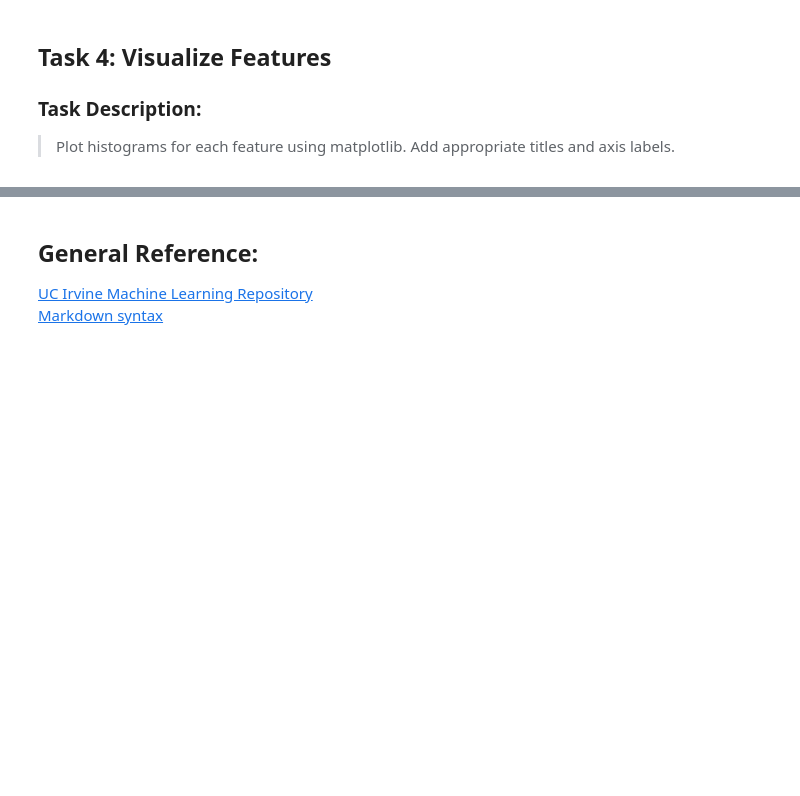
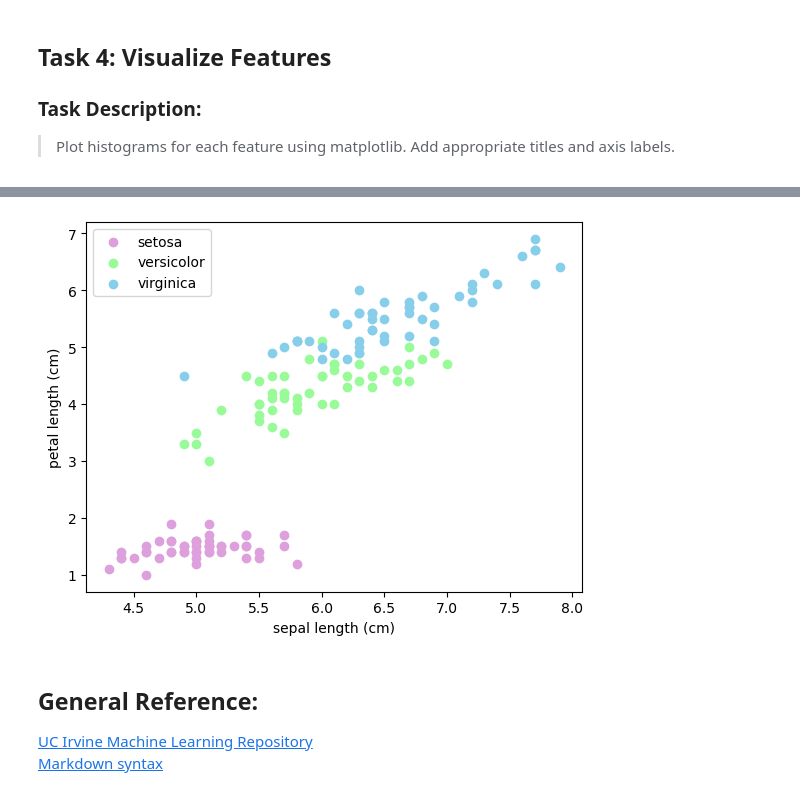
Before and after one commit to SuColl/principles_of_data_analytics, a Jupyter notebook: tasks.ipynb, the cells around one changed output, grey strips where cells are left out. Cells and saved outputs as stored; diff of their text form; code cells hidden in the pictures; blank space fills up the shorter version.

```diff
--- a/tasks.ipynb
+++ b/tasks.ipynb
@@ -262,3 +267,23 @@ plt.legend()
+# %%
+# Choose which features to plot by their index in the data,
+# i.e. sepal length is 0, sepal width is 1
+x = 0
+y = 2
+
+# Adapted from previous code cell for histogram plots
+for species in range(len(dataset.target_names)):
+    plt.scatter(
+        dataset.data[dataset.target==species,x],
+        dataset.data[dataset.target==species,y],
+        color = hist_colours[species],
+        label = dataset.target_names[species]
+    )
+
+plt.xlabel(dataset.feature_names[x])
+plt.ylabel(dataset.feature_names[y])
+plt.legend();
+# %% [output]
+[figure, added]
 # %% [markdown]
 ## General Reference:
 [UC Irvine Machine Learning Repository](https://archive.ics.uci.edu/datasets)
```
Also changed, not shown: parts of 2 cells of this notebook.
